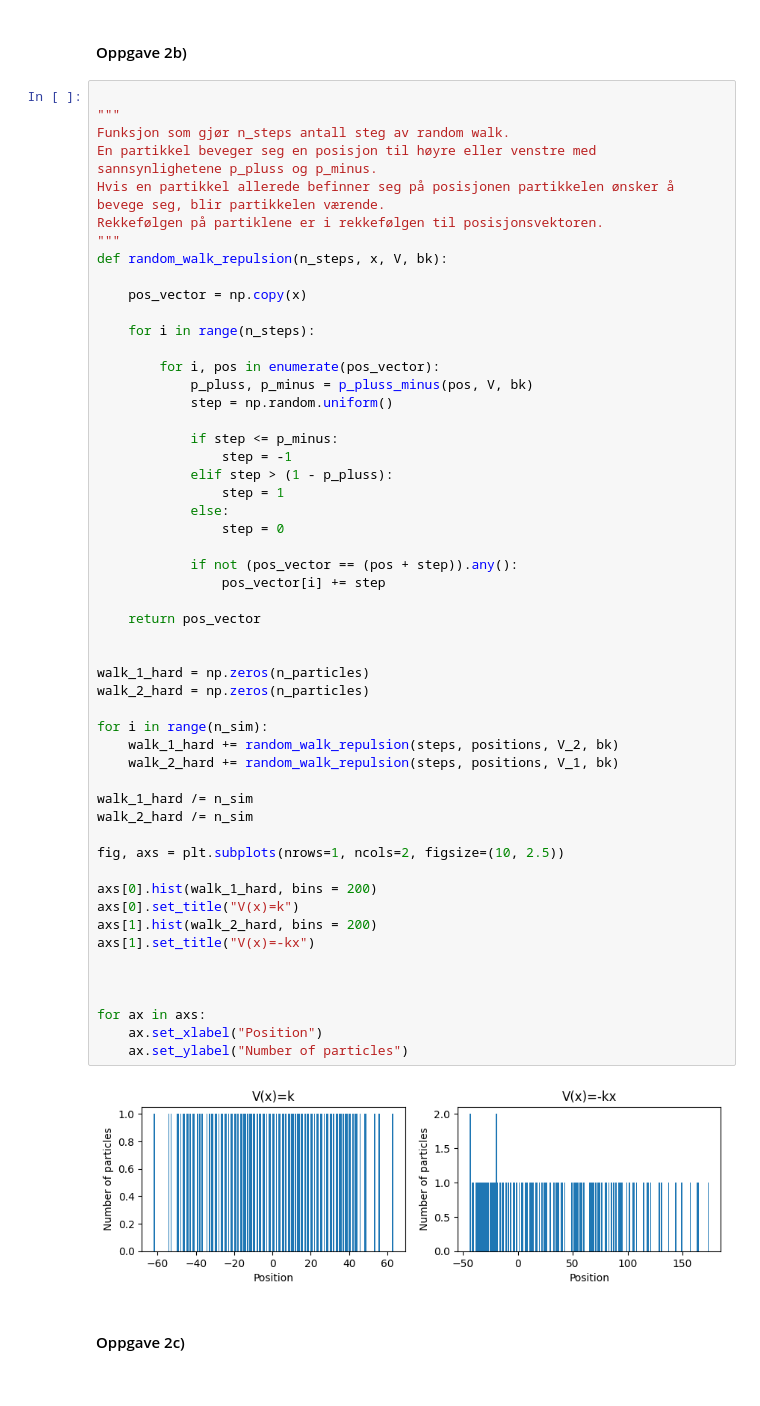
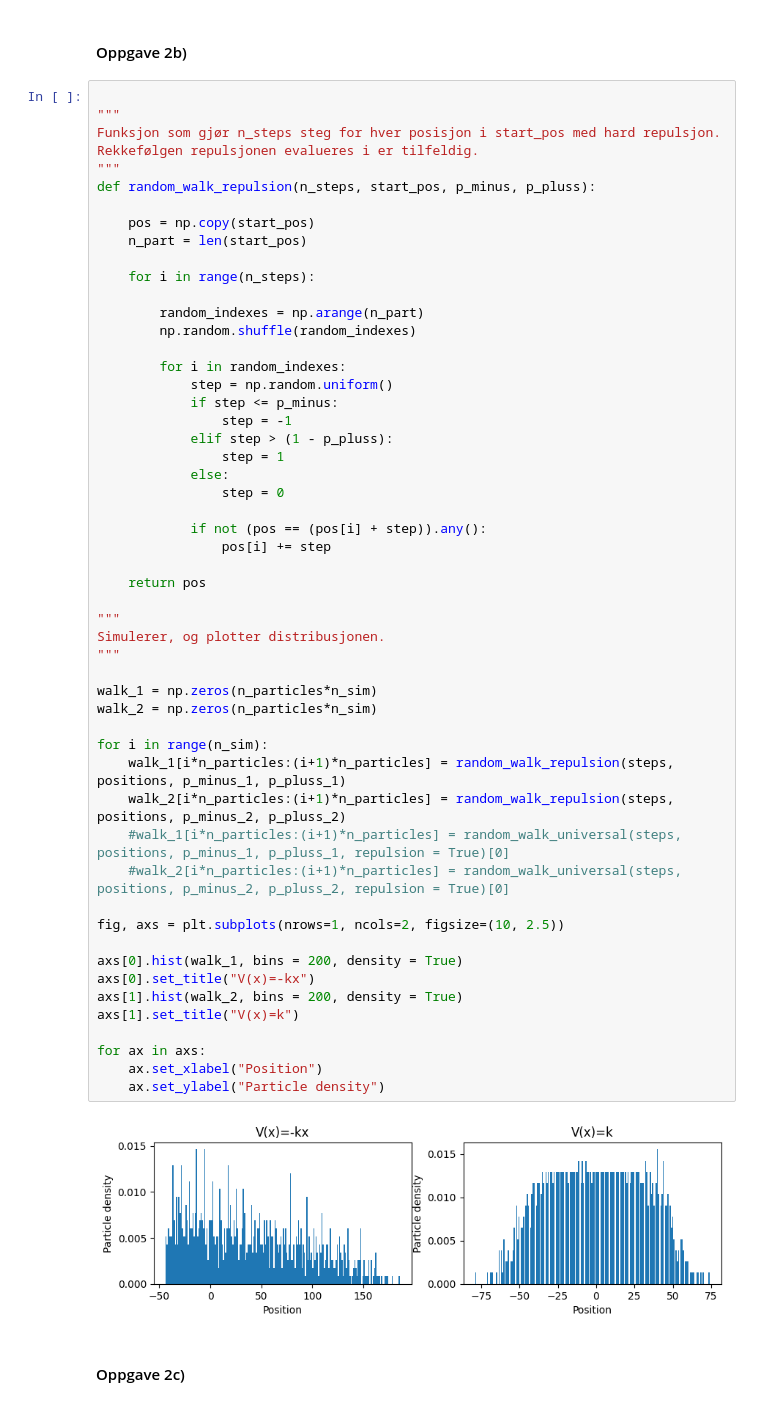
Before and after one commit to einaraarnaes/Prosjekt2, a Jupyter notebook: code.ipynb, the cells around one changed output. Cells and saved outputs as stored; diff of their text form.

Commit message:
fikset opp i en del greier som var plottet feil. Har i tillegg laget en funksjon som klarer å håndtere alle deloppgavene

```diff
--- a/code.ipynb
+++ b/code.ipynb
@@ -139,58 +216,58 @@ for ax in axs:
 # %%
 
 """
-Funksjon som gjør n_steps antall steg av random walk.
-En partikkel beveger seg en posisjon til høyre eller venstre med sannsynlighetene p_pluss og p_minus.
-Hvis en partikkel allerede befinner seg på posisjonen partikkelen ønsker å bevege seg, blir partikkelen værende.
-Rekkefølgen på partiklene er i rekkefølgen til posisjonsvektoren.
+Funksjon som gjør n_steps steg for hver posisjon i start_pos med hard repulsjon.
+Rekkefølgen repulsjonen evalueres i er tilfeldig.
 """
-def random_walk_repulsion(n_steps, x, V, bk):
+def random_walk_repulsion(n_steps, start_pos, p_minus, p_pluss):
 
-    pos_vector = np.copy(x)
+    pos = np.copy(start_pos)
+    n_part = len(start_pos)
 
     for i in range(n_steps):
 
-        for i, pos in enumerate(pos_vector):
-            p_pluss, p_minus = p_pluss_minus(pos, V, bk)
+        random_indexes = np.arange(n_part)
+        np.random.shuffle(random_indexes)
+
+        for i in random_indexes:
             step = np.random.uniform()
-
             if step <= p_minus:
                 step = -1
             elif step > (1 - p_pluss):
                 step = 1
             else:
                 step = 0
 
-            if not (pos_vector == (pos + step)).any():
-                pos_vector[i] += step
+            if not (pos == (pos[i] + step)).any():
+                pos[i] += step
 
-    return pos_vector
+    return pos
 
+"""
+Simulerer, og plotter distribusjonen.
+"""
 
-walk_1_hard = np.zeros(n_particles)
-walk_2_hard = np.zeros(n_particles)
+walk_1 = np.zeros(n_particles*n_sim)
+walk_2 = np.zeros(n_particles*n_sim)
 
 for i in range(n_sim):
-    walk_1_hard += random_walk_repulsion(steps, positions, V_2, bk)
-    walk_2_hard += random_walk_repulsion(steps, positions, V_1, bk)
-
-walk_1_hard /= n_sim
-walk_2_hard /= n_sim
+    walk_1[i*n_particles:(i+1)*n_particles] = random_walk_repulsion(steps, positions, p_minus_1, p_pluss_1)
+    walk_2[i*n_particles:(i+1)*n_particles] = random_walk_repulsion(steps, positions, p_minus_2, p_pluss_2)
+    #walk_1[i*n_particles:(i+1)*n_particles] = random_walk_universal(steps, positions, p_minus_1, p_pluss_1, repulsion = True)[0]
+    #walk_2[i*n_particles:(i+1)*n_particles] = random_walk_universal(steps, positions, p_minus_2, p_pluss_2, repulsion = True)[0]
 
 fig, axs = plt.subplots(nrows=1, ncols=2, figsize=(10, 2.5))
 
-axs[0].hist(walk_1_hard, bins = 200)
-axs[0].set_title("V(x)=k")
-axs[1].hist(walk_2_hard, bins = 200)
-axs[1].set_title("V(x)=-kx")
-
-
+axs[0].hist(walk_1, bins = 200, density = True)
+axs[0].set_title("V(x)=-kx")
+axs[1].hist(walk_2, bins = 200, density = True)
+axs[1].set_title("V(x)=k")
 
 for ax in axs:
     ax.set_xlabel("Position")
-    ax.set_ylabel("Number of particles")
+    ax.set_ylabel("Particle density")
 # %% [output]
-[figure, old version]
+[figure, new version]
 # %% [markdown]
 #### Oppgave 2c)
 # %%
```
Also changed, not shown: parts of 19 cells of this notebook.
